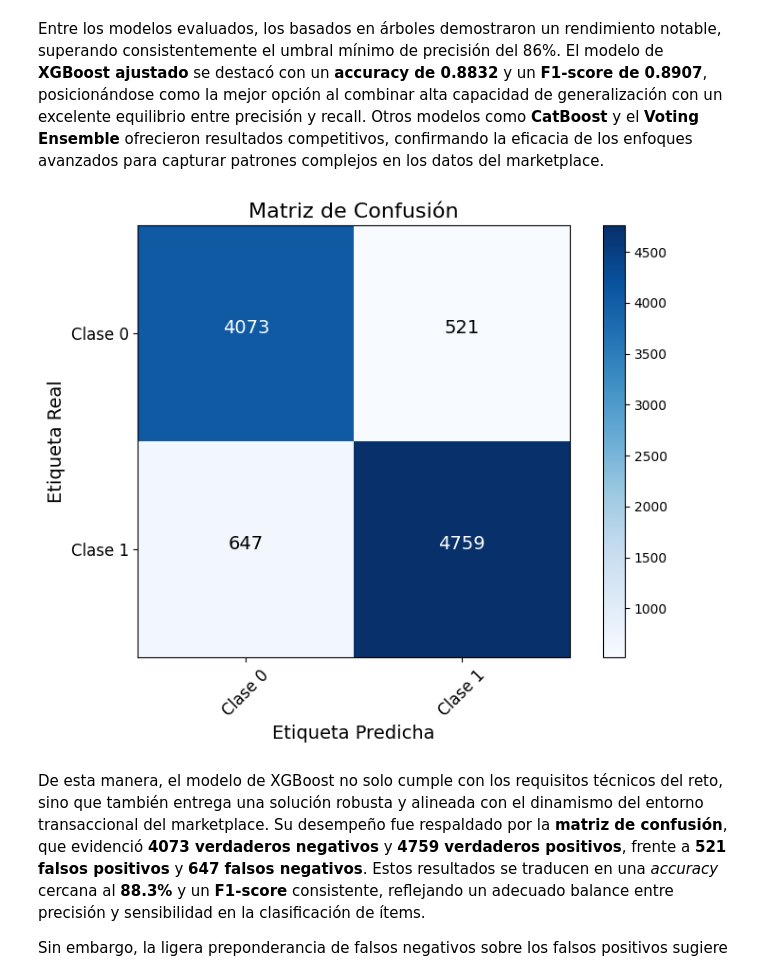
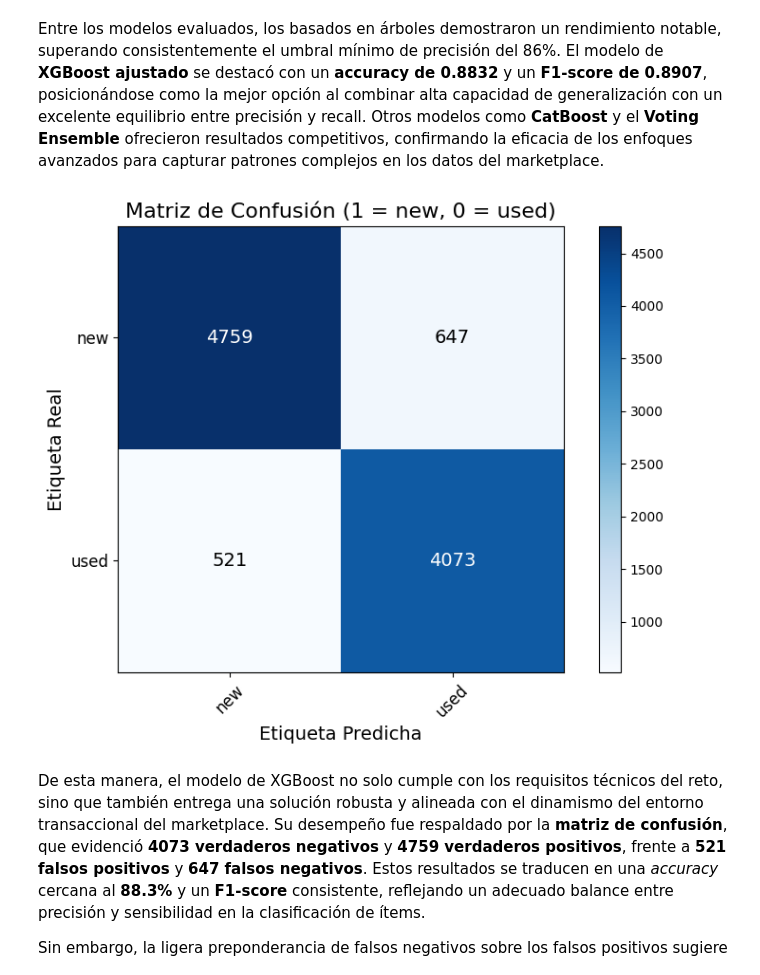
Before and after one commit to lhgarciadev/Code-Exercise, a Jupyter notebook: notebooks/04_model_training.ipynb, the cells around one changed output. Saved outputs shown, nothing was run; the diff lists cells and outputs as text; code cells hidden in the pictures.

```diff
--- a/notebooks/04_model_training.ipynb
+++ b/notebooks/04_model_training.ipynb
@@ -755,45 +755,41 @@ weighted avg       0.88      0.88      0.88     10000
 # %% [markdown]
 Entre los modelos evaluados, los basados en árboles demostraron un rendimiento notable, superando consistentemente el umbral mínimo de precisión del 86%. El modelo de **XGBoost ajustado** se destacó con un **accuracy de 0.8832** y un **F1-score de 0.8907**, posicionándose como la mejor opción al combinar alta capacidad de generalización con un excelente equilibrio entre precisión y recall. Otros modelos como **CatBoost** y el **Voting Ensemble** ofrecieron resultados competitivos, confirmando la eficacia de los enfoques avanzados para capturar patrones complejos en los datos del marketplace.
 # %%
-import numpy as np
 import matplotlib.pyplot as plt
 from sklearn.metrics import confusion_matrix
 
+# Etiquetas invertidas: new primero
+labels = [1, 0]  # 1 = new, 0 = used
+display_labels = ["new", "used"]
+
 # Calcular la matriz de confusión
-cm = confusion_matrix(y_test, y_pred)
+cm = confusion_matrix(y_test, y_pred, labels=labels)
 
-# Configurar el gráfico de la matriz de confusión
+# Visualización
 plt.figure(figsize=(8, 6))
 cmap = plt.cm.Blues
-
-# Mostrar la matriz con imshow y un mapa de colores "cool"
 plt.imshow(cm, interpolation='nearest', cmap=cmap)
-plt.title('Matriz de Confusión', fontsize=16)
+plt.title('Matriz de Confusión (1 = new, 0 = used)', fontsize=16)
 plt.colorbar()
 
-# Definir etiquetas para las clases (ajústalas según tu caso)
-classes = ["Clase 0", "Clase 1"]
-tick_marks = np.arange(len(classes))
-plt.xticks(tick_marks, classes, rotation=45, fontsize=12)
-plt.yticks(tick_marks, classes, fontsize=12)
+tick_marks = np.arange(len(display_labels))
+plt.xticks(tick_marks, display_labels, rotation=45, fontsize=12)
+plt.yticks(tick_marks, display_labels, fontsize=12)
 
-# Anotar cada celda de la matriz
 thresh = cm.max() / 2.
 for i in range(cm.shape[0]):
     for j in range(cm.shape[1]):
-        plt.text(j, i, format(cm[i, j], 'd'),
-                 horizontalalignment="center",
+        plt.text(j, i, f'{cm[i, j]}',
+                 ha="center", va="center",
                  color="white" if cm[i, j] > thresh else "black",
                  fontsize=14)
 
 plt.ylabel('Etiqueta Real', fontsize=14)
 plt.xlabel('Etiqueta Predicha', fontsize=14)
 plt.tight_layout()
-
-# Mostrar el gráfico
 plt.show()
 # %% [output]
-[figure, old version]
+[figure, new version]
 # %% [markdown]
 De esta manera, el modelo de XGBoost no solo cumple con los requisitos técnicos del reto, sino que también entrega una solución robusta y alineada con el dinamismo del entorno transaccional del marketplace. Su desempeño fue respaldado por la **matriz de confusión**, que evidenció **4073 verdaderos negativos** y **4759 verdaderos positivos**, frente a **521 falsos positivos** y **647 falsos negativos**. Estos resultados se traducen en una *accuracy* cercana al **88.3%** y un **F1-score** consistente, reflejando un adecuado balance entre precisión y sensibilidad en la clasificación de ítems.
 
```
